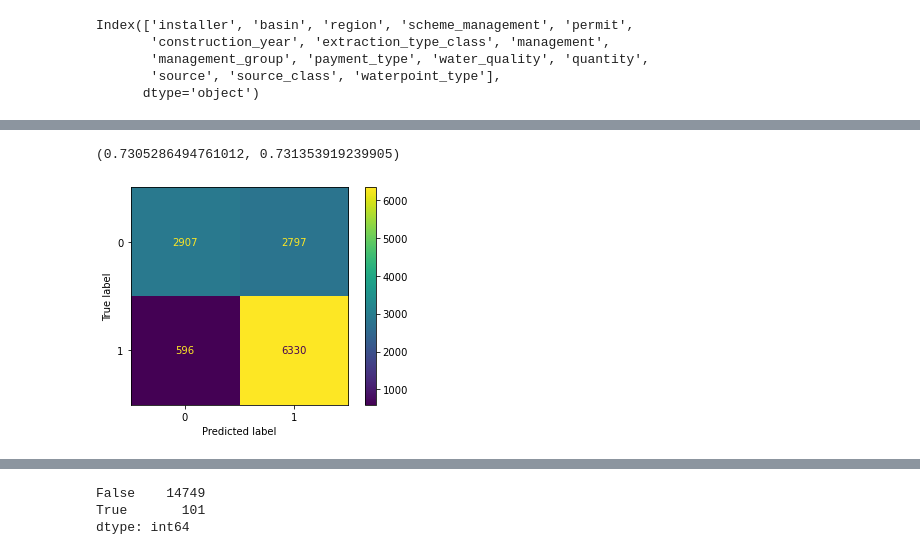
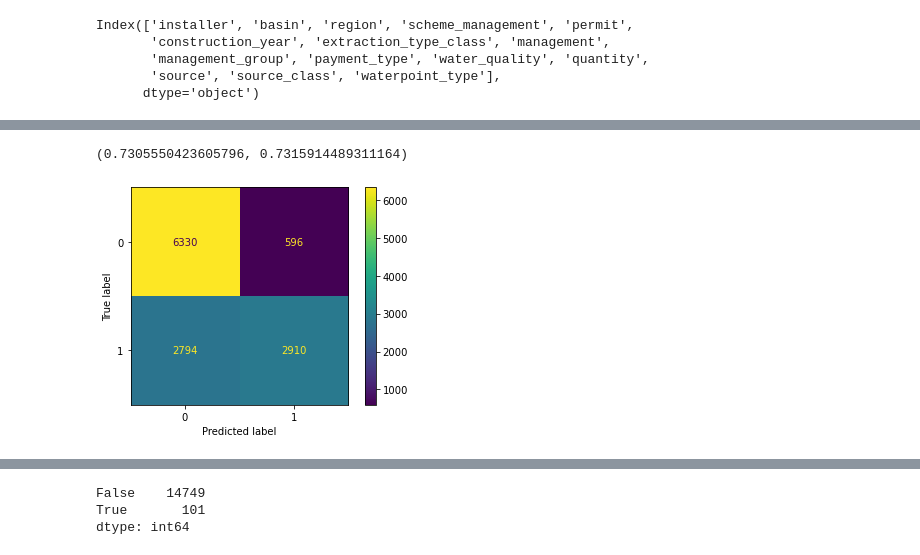
Before and after one commit to njw27/Supervised-ML-For-Tanzanian-Water-Wells, a Jupyter notebook: Group_Notebook.ipynb, the cells around one changed output, grey strips where cells are left out. Saved outputs shown, nothing was run; the diff lists cells and outputs as text; code cells hidden in the pictures.

Commit message:
Changed target and produced final eval

```diff
--- a/Group_Notebook.ipynb
+++ b/Group_Notebook.ipynb
@@ -73,8 +73,8 @@ non functional             22824
 functional needs repair     4317
 Name: status_group, dtype: int64
 # %%
-target = df_train_label.replace({'status_group': {'functional' : 1,
-                                'non functional' : 0,
-                                'functional needs repair' : 0}})
+target = df_train_label.replace({'status_group': {'functional' : 0,
+                                'non functional' : 1,
+                                'functional needs repair' : 1}})
 target['status_group'].value_counts()
 # %% [output]
@@ -410,5 +423,5 @@ X_test_nums2 = X_test2.select_dtypes(['float64', 'int64'])
 X_train_clean2 = pd.concat([num_encoder(X_train_nums2), cat_encoder(X_train_cat2)], axis=1)
 X_test_clean2 = pd.concat([num_encoder(X_test_nums2), cat_encoder(X_test_cat2)], axis=1)
 # %%
-logreg_clf2 = LogisticRegression(random_state=69)
+logreg_clf2 = LogisticRegression(random_state=69, max_iter=1000)
 logreg_model2 = logreg_clf2.fit(X_train_clean2, y_train2)
@@ -424,16 +429,16 @@ Please also refer to the documentation for alternative solver options:
 logreg_train_pred2 = logreg_clf2.predict(X_train_clean2)
 logreg_train_acc2 = accuracy_score(y_train2, logreg_train_pred2)
 
-log_val_preds2 = logreg_clf.predict(X_test_clean2) # y_hat
+log_val_preds2 = logreg_clf2.predict(X_test_clean2) # y_hat
 log_val_accuracy2 = accuracy_score(y_test2, log_val_preds2)
 
 logreg_train_acc2, log_val_accuracy2
 # %% [output]
-(0.7305286494761012, 0.731353919239905)
+(0.7305550423605796, 0.7315914489311164)
 # %%
-plot_confusion_matrix(logreg_clf, X_test_clean2, y_test2);
+plot_confusion_matrix(logreg_clf2, X_test_clean2, y_test2);
 # %% [output]
-[figure, old version]
+[figure, new version]
 # %%
 display(precision_score(y_train2, logreg_train_pred2))
 
```
Also changed, not shown: parts of 56 cells of this notebook.
